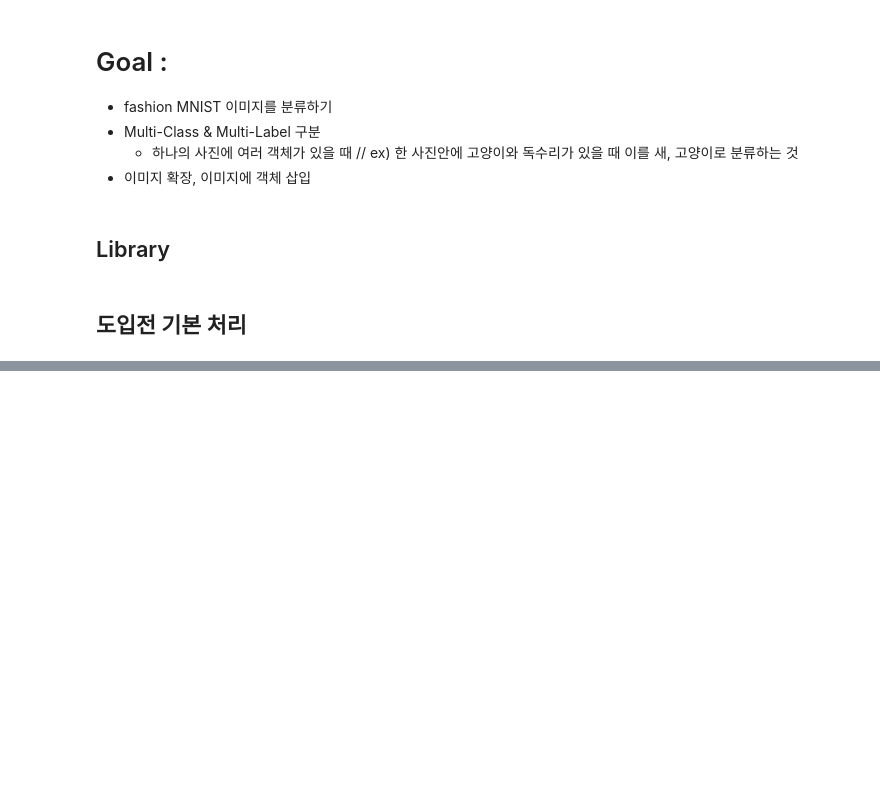
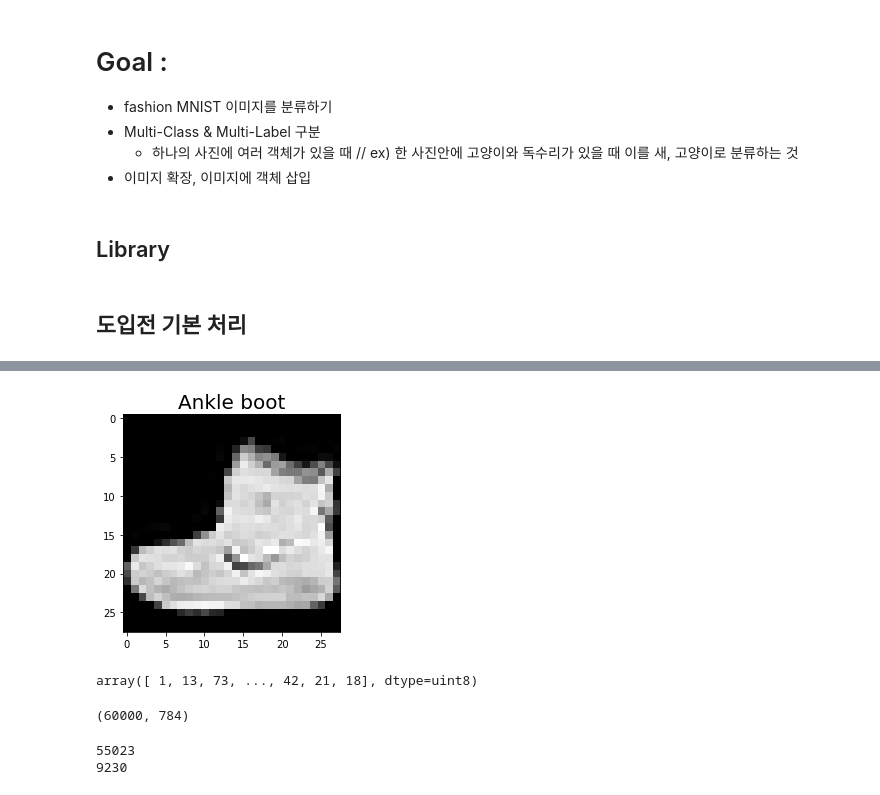
Before and after one commit to Vaycold/Vaycold, a Jupyter notebook: Python_DL/여러 의상 사진에서 옷 종류 구분하기.ipynb, the cells around one changed output, grey strips where cells are left out. Saved outputs shown, nothing was run; the diff lists cells and outputs as text; code cells hidden in the pictures; blank space fills up the shorter version.

```diff
--- a/Python_DL/여러 의상 사진에서 옷 종류 구분하기.ipynb
+++ b/Python_DL/여러 의상 사진에서 옷 종류 구분하기.ipynb
@@ -29,0 +76,28 @@ SEED=34
+# %%
+# 이걸 함수로 만들어 볼까
+
+def train_show(idx) :
+  plt.imshow(train_images[idx], cmap='gray')
+  plt.title(idx2label(train_labels[idx]), size=20)
+  plt.show()
+# %%
+train_show(0)
+# %% [output]
+[figure, added]
+# %%
+# train images에서 0이 아닌 값들을 찾아보자
+
+train_images[train_images != 0]
+# %% [output]
+array([ 1, 13, 73, ..., 42, 21, 18], dtype=uint8)
+# %%
+# 이미지의 값이 가장 큰 idx 와 가장 작은 idx를 찾아보자
+train_images.reshape((60000,-1)).shape
+# %% [output]
+(60000, 784)
+# %%
+print(train_images.reshape((60000,-1)).sum(axis=1).argmax()) #최대값
+print(train_images.reshape((60000,-1)).sum(axis=1).argmin()) #최소값
+# %% [output]
+55023
+9230
```
Also changed, not shown: parts of 23 cells of this notebook.
